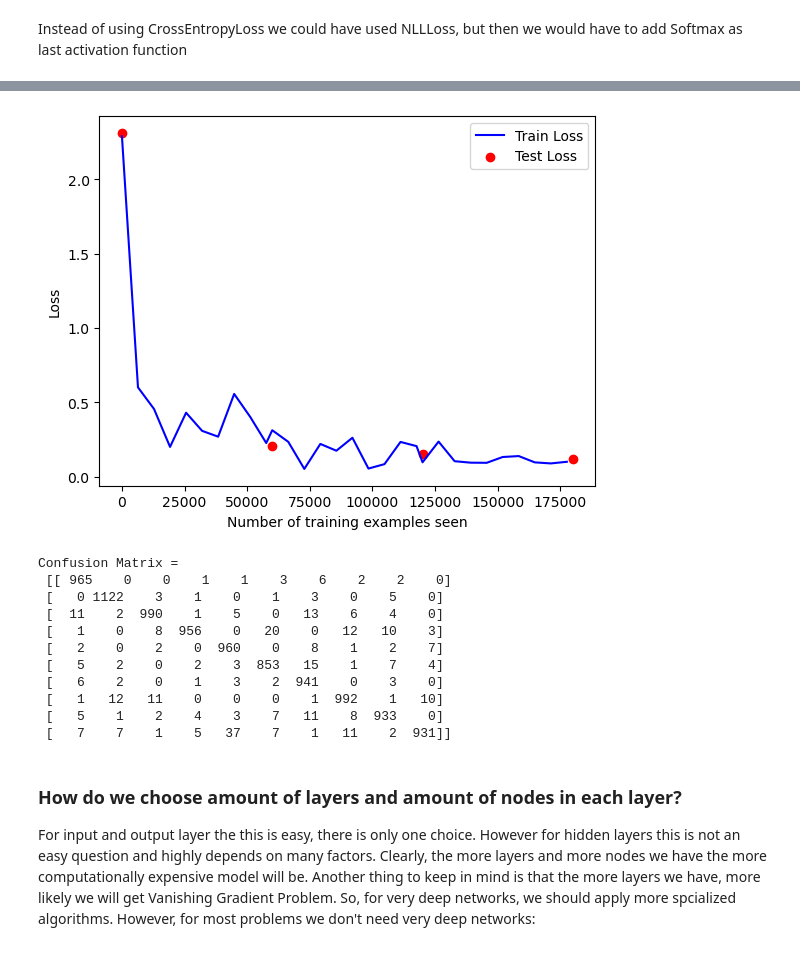
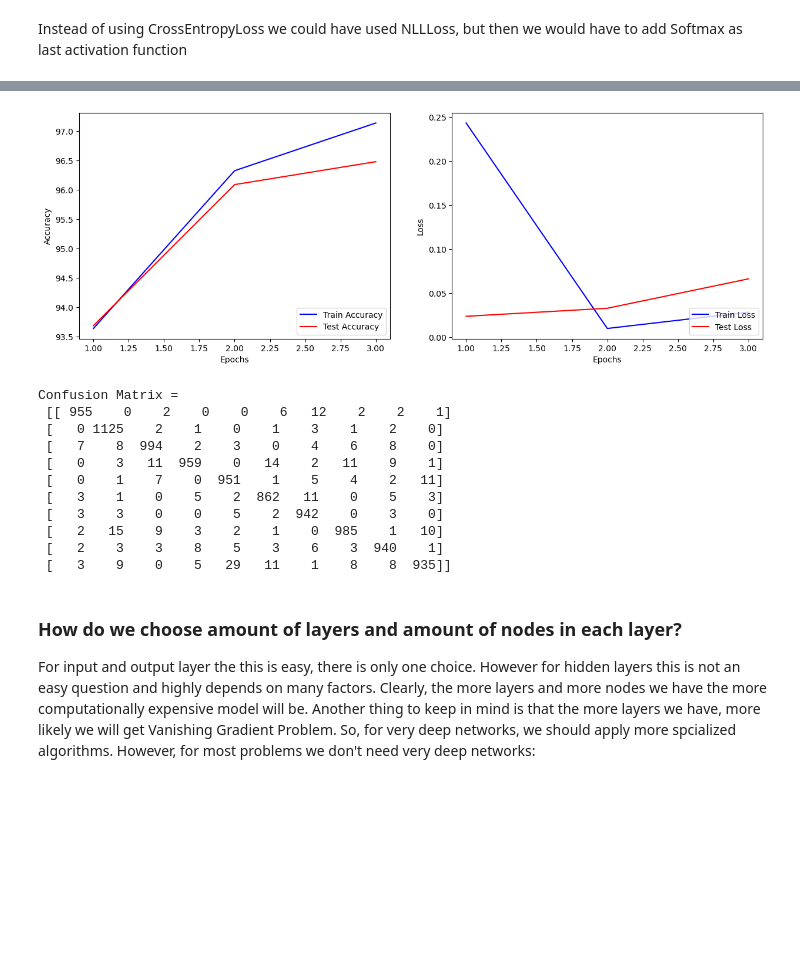
Before and after one commit to BMCC-Muzician/BMCC-DS, a Jupyter notebook: Mat 420/17 - MNIST-NN.ipynb, the cells around one changed output, grey strips where cells are left out. Cells and saved outputs as stored; diff of their text form; code cells hidden in the pictures; blank space fills up the shorter version.

```diff
--- a/Mat 420/17 - MNIST-NN.ipynb
+++ b/Mat 420/17 - MNIST-NN.ipynb
@@ -215,0 +152,26 @@ Test set: Avg. loss: 0.1190, Accuracy: 9643/10000 (96%)
+# %%
+n=len(trainloader)
+
+for epoch in range(n_epochs):
+    model.train()
+    for idx, (images, labels) in enumerate(trainloader):
+        optimizer.zero_grad()
+        images = images.reshape(-1, 28*28)
+        output = model(images)
+        loss=loss_func(output, labels)
+        loss.backward()
+        optimizer.step()
+
+        if (idx+1)%100==0:
+            print(f'Epoch {epoch+1}/{n_epochs}, step {idx+1}/{n}, Loss={loss.item():.3}')
+
+    model.eval()
+    with torch.inference_mode():
+        acc, loss = get_acc_loss(model, testloader)
+        test_acc.append(acc)
+        test_loss.append(loss)
+        print(f'\nTest Accuracy = {acc}, Test Loss = {loss} \n')
+
+        acc, loss = get_acc_loss(model, trainloader)
+        train_acc.append(acc)
+        train_loss.append(loss)
@@ -216,13 +196,20 @@ Test set: Avg. loss: 0.1190, Accuracy: 9643/10000 (96%)
 # %%
-fig = plt.figure()
-plt.plot(train_counter, train_losses, color='blue')
-plt.scatter(test_counter, test_losses, color='red')
-plt.legend(['Train Loss', 'Test Loss'], loc='upper right')
-plt.xlabel('Number of training examples seen')
-plt.ylabel('Loss')
+fig, ax= plt.subplots(1,2, figsize=(15,5))
+ax[0].plot(np.arange(1,n_epochs+1, 1), train_acc, color='blue')
+ax[0].plot(np.arange(1,n_epochs+1, 1), test_acc, color='red')
+ax[0].legend(['Train Accuracy', 'Test Accuracy'], loc='lower right')
+ax[0].set_xlabel('Epochs')
+ax[0].set_ylabel('Accuracy')
+
+ax[1].plot(np.arange(1,n_epochs+1, 1), train_loss, color='blue')
+ax[1].plot(np.arange(1,n_epochs+1, 1), test_loss, color='red')
+ax[1].legend(['Train Loss', 'Test Loss'], loc='lower right')
+ax[1].set_xlabel('Epochs')
+ax[1].set_ylabel('Loss')
+
 plt.show()
 # %% [output]
-[figure, old version]
+[figure, new version]
 # %%
 predictions = []
 y_true = []
@@ -230,29 +217,28 @@ y_true = []
 # iterate over test data
 for inputs, labels in testloader:
 
-        inputs, labels = inputs.to(device), labels.to(device)
         output = model(inputs) # Feed Network
 
-        output = (torch.max(torch.exp(output), 1)[1]).detach().cpu().numpy()
+        output = (torch.max(torch.exp(output), 1)[1])
         predictions.extend(output) # Save Prediction
 
-        labels = labels.cpu().data.numpy()
+        labels = labels.data.numpy()
         y_true.extend(labels) # Save Truth
 
 
 print('Confusion Matrix = \n',confusion_matrix(y_true, predictions))
 # %% [output]
 Confusion Matrix =
- [[ 965    0    0    1    1    3    6    2    2    0]
- [   0 1122    3    1    0    1    3    0    5    0]
- [  11    2  990    1    5    0   13    6    4    0]
- [   1    0    8  956    0   20    0   12   10    3]
- [   2    0    2    0  960    0    8    1    2    7]
- [   5    2    0    2    3  853   15    1    7    4]
- [   6    2    0    1    3    2  941    0    3    0]
- [   1   12   11    0    0    0    1  992    1   10]
- [   5    1    2    4    3    7   11    8  933    0]
- [   7    7    1    5   37    7    1   11    2  931]]
+ [[ 955    0    2    0    0    6   12    2    2    1]
+ [   0 1125    2    1    0    1    3    1    2    0]
+ [   7    8  994    2    3    0    4    6    8    0]
+ [   0    3   11  959    0   14    2   11    9    1]
+ [   0    1    7    0  951    1    5    4    2   11]
+ [   3    1    0    5    2  862   11    0    5    3]
+ [   3    3    0    0    5    2  942    0    3    0]
+ [   2   15    9    3    2    1    0  985    1   10]
+ [   2    3    3    8    5    3    6    3  940    1]
+ [   3    9    0    5   29   11    1    8    8  935]]
 # %% [markdown]
 ### How do we choose amount of layers and amount of nodes in each layer?
 
```
Also changed, not shown: parts of 30 cells of this notebook, 1 other file.
